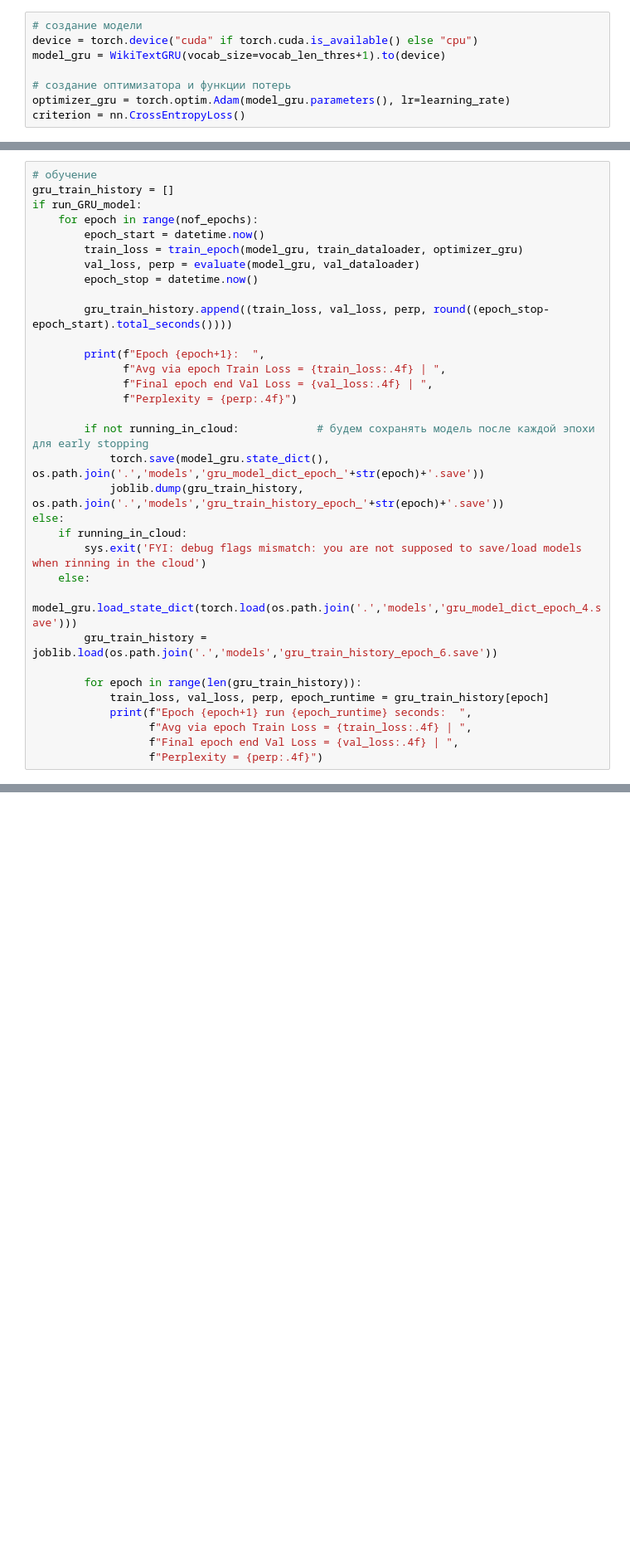
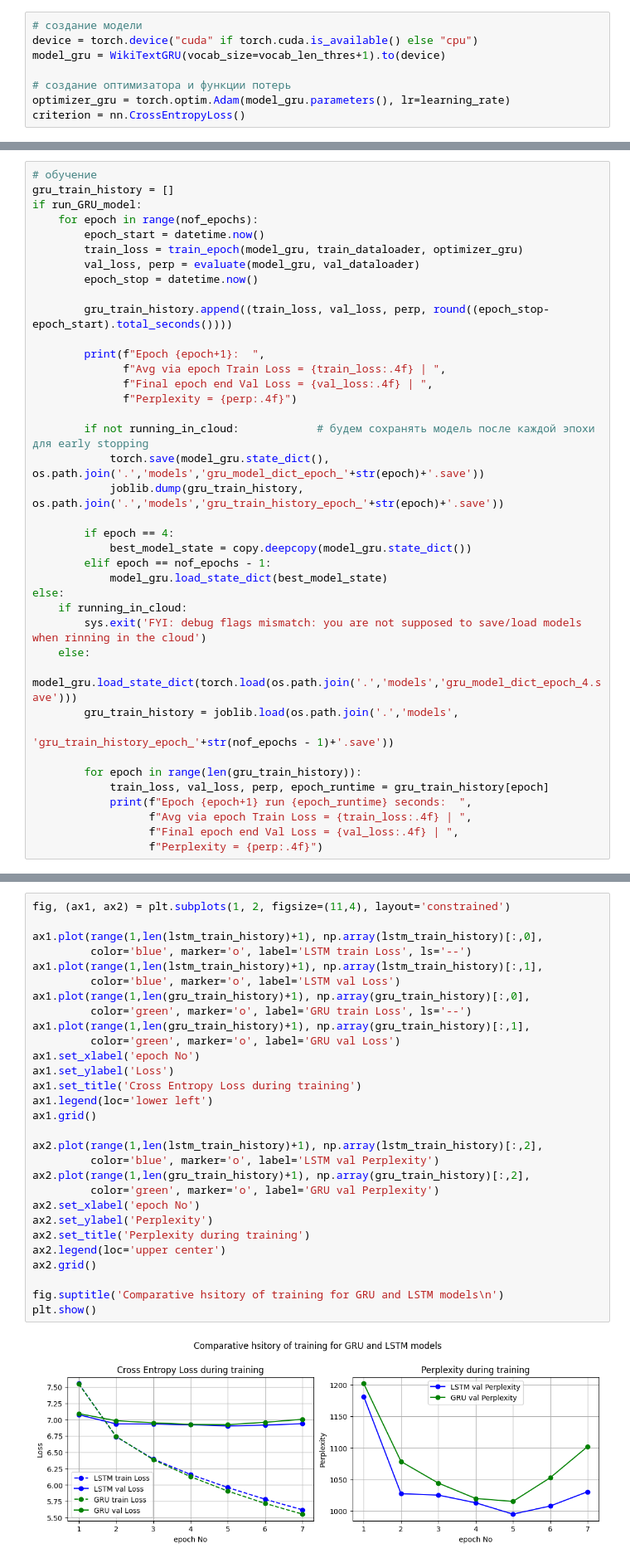
Before and after one commit to SanSanychSeva/Yandex_Practicum_DL_Engineer_2026_stream2, a Jupyter notebook: stream2_handson_project.ipynb, the cells around one changed output, grey strips where cells are left out. Shown at 83% size. Drawn from its saved outputs; the diff is of its cells as text; blank space fills up the shorter version.

```diff
--- a/stream2_handson_project.ipynb
+++ b/stream2_handson_project.ipynb
@@ -793,12 +805,18 @@ if run_GRU_model:
         if not running_in_cloud:            # будем сохранять модель после каждой эпохи для early stopping
             torch.save(model_gru.state_dict(), os.path.join('.','models','gru_model_dict_epoch_'+str(epoch)+'.save'))
             joblib.dump(gru_train_history, os.path.join('.','models','gru_train_history_epoch_'+str(epoch)+'.save'))
+
+        if epoch == 4:
+            best_model_state = copy.deepcopy(model_gru.state_dict())
+        elif epoch == nof_epochs - 1:
+            model_gru.load_state_dict(best_model_state)
 else:
     if running_in_cloud:
         sys.exit('FYI: debug flags mismatch: you are not supposed to save/load models when rinning in the cloud')
     else:
         model_gru.load_state_dict(torch.load(os.path.join('.','models','gru_model_dict_epoch_4.save')))
-        gru_train_history = joblib.load(os.path.join('.','models','gru_train_history_epoch_6.save'))
+        gru_train_history = joblib.load(os.path.join('.','models',
+                                                     'gru_train_history_epoch_'+str(nof_epochs - 1)+'.save'))
 
         for epoch in range(len(gru_train_history)):
             train_loss, val_loss, perp, epoch_runtime = gru_train_history[epoch]
@@ -816,0 +837,31 @@ Epoch 7:   Avg via epoch Train Loss = 5.5533 |  Final epoch end Val Loss = 7.004
+# %%
+fig, (ax1, ax2) = plt.subplots(1, 2, figsize=(11,4), layout='constrained')
+
+ax1.plot(range(1,len(lstm_train_history)+1), np.array(lstm_train_history)[:,0],
+         color='blue', marker='o', label='LSTM train Loss', ls='--')
+ax1.plot(range(1,len(lstm_train_history)+1), np.array(lstm_train_history)[:,1],
+         color='blue', marker='o', label='LSTM val Loss')
+ax1.plot(range(1,len(gru_train_history)+1), np.array(gru_train_history)[:,0],
+         color='green', marker='o', label='GRU train Loss', ls='--')
+ax1.plot(range(1,len(gru_train_history)+1), np.array(gru_train_history)[:,1],
+         color='green', marker='o', label='GRU val Loss')
+ax1.set_xlabel('epoch No')
+ax1.set_ylabel('Loss')
+ax1.set_title('Cross Entropy Loss during training')
+ax1.legend(loc='lower left')
+ax1.grid()
+
+ax2.plot(range(1,len(lstm_train_history)+1), np.array(lstm_train_history)[:,2],
+         color='blue', marker='o', label='LSTM val Perplexity')
+ax2.plot(range(1,len(gru_train_history)+1), np.array(gru_train_history)[:,2],
+         color='green', marker='o', label='GRU val Perplexity')
+ax2.set_xlabel('epoch No')
+ax2.set_ylabel('Perplexity')
+ax2.set_title('Perplexity during training')
+ax2.legend(loc='upper center')
+ax2.grid()
+
+fig.suptitle('Comparative hsitory of training for GRU and LSTM models\n')
+plt.show()
+# %% [output]
+[figure, added]
```
Also changed, not shown: parts of 54 cells of this notebook.
